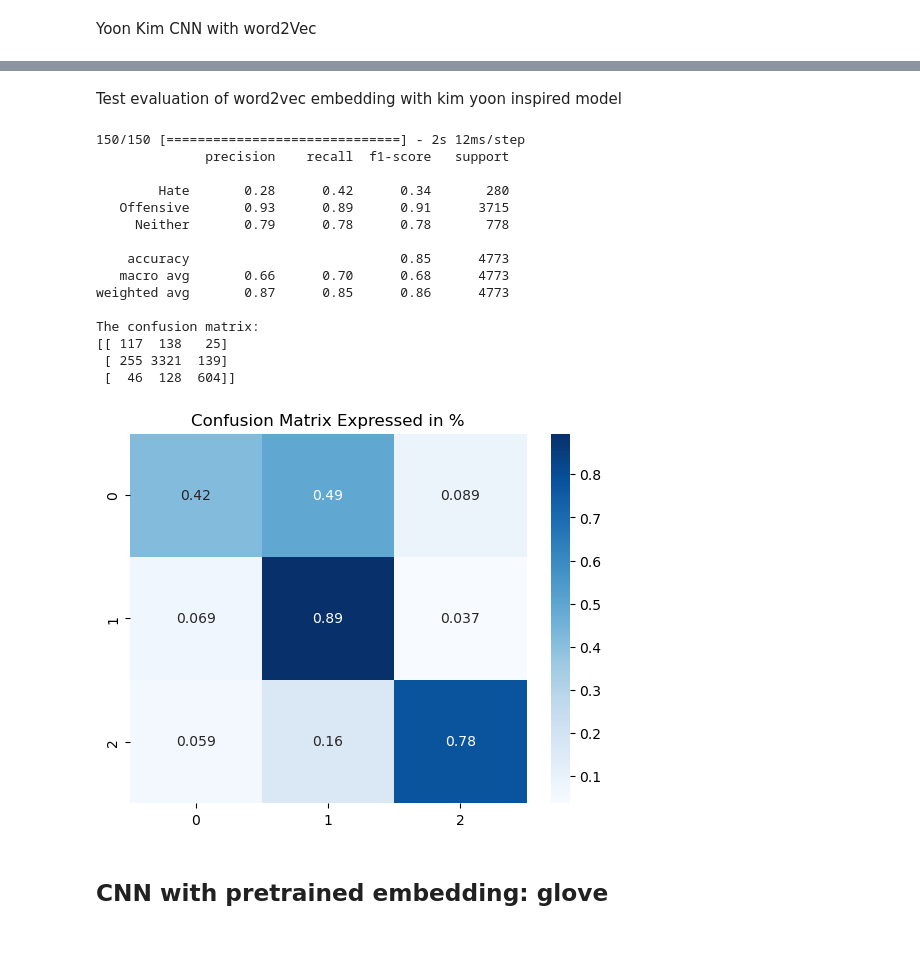
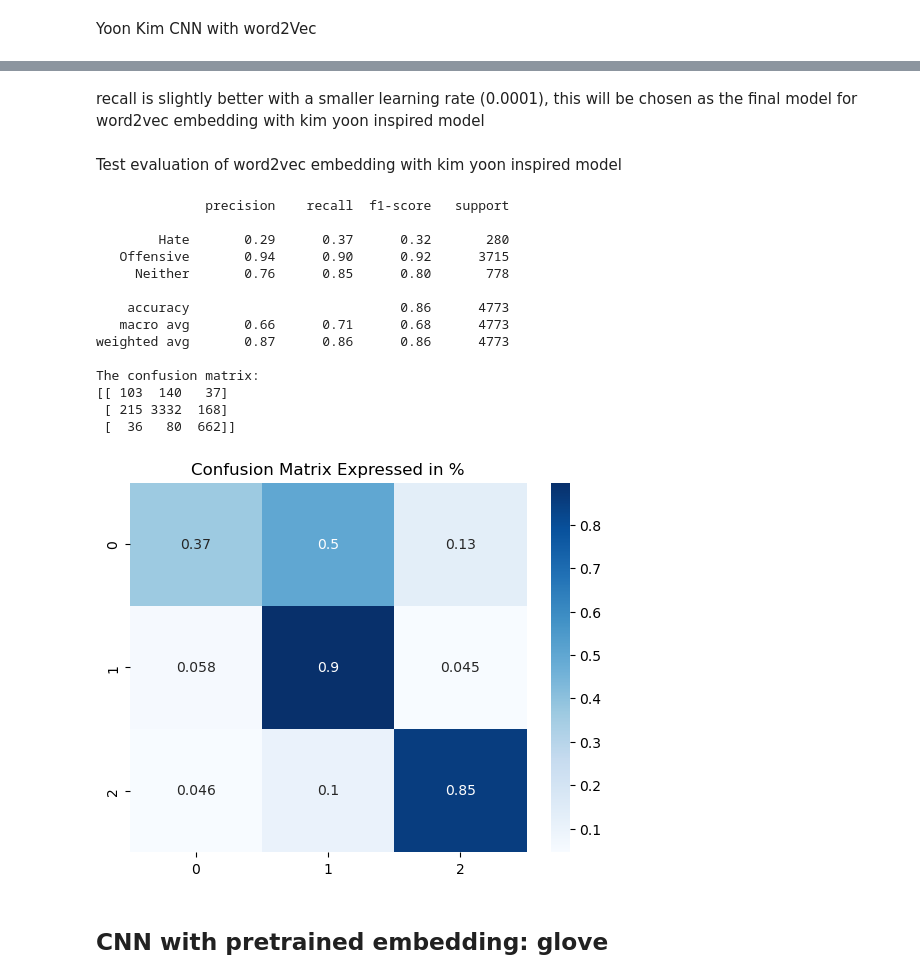
Before and after one commit to Disquietudee/Recognising-hate-speech-on-twitter-vs-offensive-language, a Jupyter notebook: CNN.ipynb, the cells around one changed output, grey strips where cells are left out. Cells and saved outputs as stored; diff of their text form; code cells hidden in the pictures; blank space fills up the shorter version.

```diff
--- a/CNN.ipynb
+++ b/CNN.ipynb
@@ -716,7 +716,7 @@ def createCNN2W2V(vocab_size, max_length, output_dimension, num_filters, kernel_
 
     convolutions = []
     for size in kernel_sizes:
-        conv_layer = Conv1D(filters=num_filters, kernel_size=size, activation="relu",kernel_regularizer=l2(0.8))(embedding_layer) ##, kernel_regularizer=l2(3)
+        conv_layer = Conv1D(filters=num_filters, kernel_size=size, activation="relu",kernel_regularizer=l2(3))(embedding_layer) ##, kernel_regularizer=l2(3)
         pooling = MaxPooling1D(pool_size=3)(conv_layer)
         convolutions.append(pooling)
 
@@ -727,7 +727,7 @@ def createCNN2W2V(vocab_size, max_length, output_dimension, num_filters, kernel_
     output = Dense(3, activation="softmax")(flatten)
 
     model2 = Model(inputs=input, outputs=output)
-    optimizer = tensorflow.optimizers.Adam(lr=0.0001)#try making smaller
+    optimizer = tensorflow.optimizers.Adam(lr=0.0001)#decreased to 0.0001 from 0.001 for modelw2v2_2
     model2.compile(loss="categorical_crossentropy", optimizer=optimizer, metrics=["accuracy"])
     model2.summary()
 
@@ -813,0 +825,6 @@ The confusion matrix:
+# %%
+early_stopping = EarlyStopping(monitor='val_loss', min_delta=0.01, patience=3, verbose=1)
+callbacks_list = [early_stopping]
+
+modelW2V2_2 = createCNN2W2V(vocab_size, max_length, output_dimension, num_filters, kernel_sizes, sg=1)
+modelW2V2_2
@@ -813,0 +851,2 @@ The confusion matrix:
+# %%
+history3 = modelW2V2_2.fit(X_train_tk, y_train_encoded, epochs =10, batch_size=64, validation_data = (X_cv_tk, y_cv_encoded), callbacks=callbacks_list)
@@ -814,29 +903,30 @@ The confusion matrix:
+# %% [markdown]
+recall is slightly better with a smaller learning rate (0.0001), this will be chosen as the final model for word2vec embedding with kim yoon inspired model
 # %% [markdown]
 Test evaluation of word2vec embedding with kim yoon inspired model
 # %%
-y_pred = model2.predict(X_test_tk)
+y_pred = modelW2V2_2.predict(X_test_tk)
 predicted_categories = np.argmax(y_pred, axis = 1)
 true_categories = np.argmax(y_test_encoded,axis = 1)
 
 
 printModelStats(predicted_categories, true_categories)
 # %% [output]
-150/150 [==============================] - 2s 12ms/step
               precision    recall  f1-score   support
 
-        Hate       0.28      0.42      0.34       280
-   Offensive       0.93      0.89      0.91      3715
-     Neither       0.79      0.78      0.78       778
+        Hate       0.29      0.37      0.32       280
+   Offensive       0.94      0.90      0.92      3715
+     Neither       0.76      0.85      0.80       778
 
-    accuracy                           0.85      4773
-   macro avg       0.66      0.70      0.68      4773
-weighted avg       0.87      0.85      0.86      4773
+    accuracy                           0.86      4773
+   macro avg       0.66      0.71      0.68      4773
+weighted avg       0.87      0.86      0.86      4773
 
 The confusion matrix:
-[[ 117  138   25]
- [ 255 3321  139]
- [  46  128  604]]
+[[ 103  140   37]
+ [ 215 3332  168]
+ [  36   80  662]]
-[figure, old version]
+[figure, new version]
 # %% [markdown]
 ## CNN with pretrained embedding: glove
 # %% [markdown]
```
Also changed, not shown: parts of 28 cells of this notebook, 1 other file.
